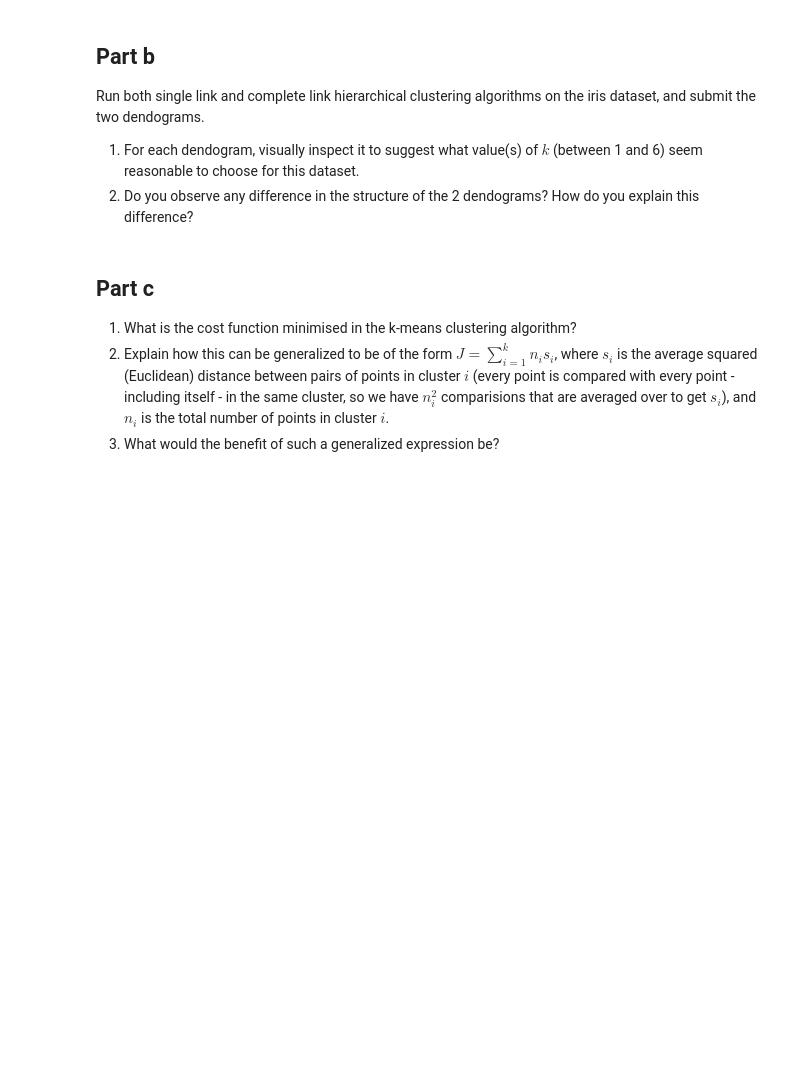
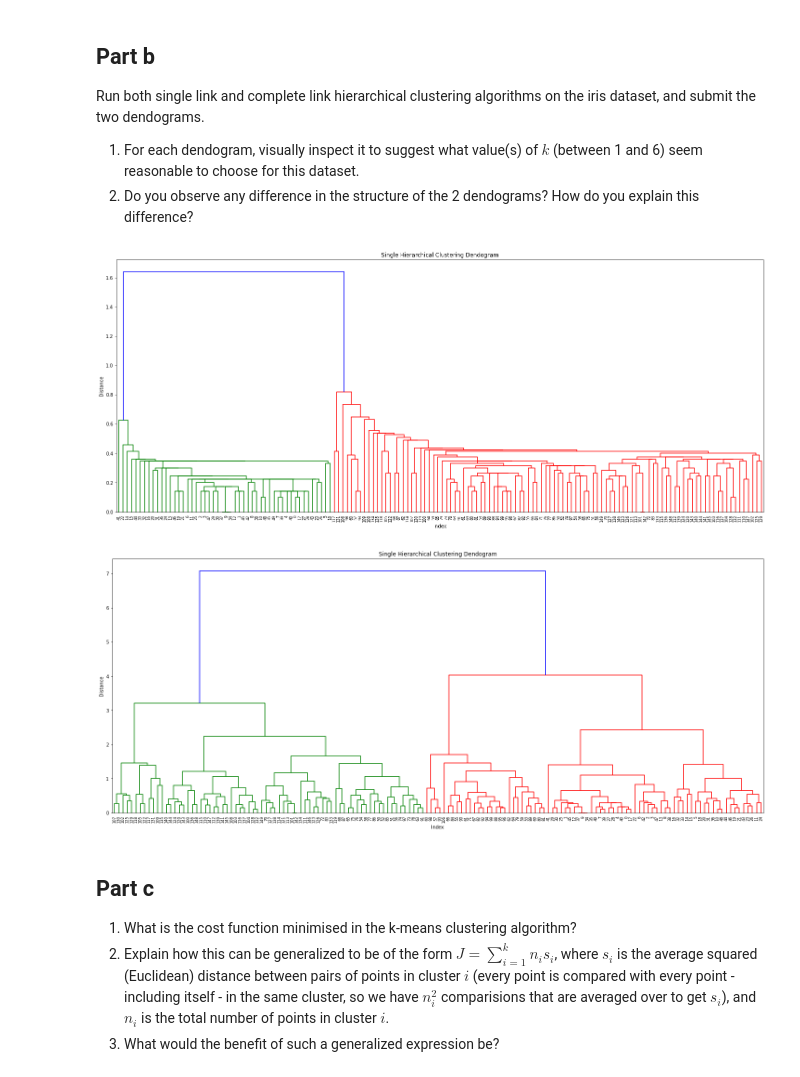
Before and after one commit to atreyamisra/DataSciencePrinciples, a Jupyter notebook: Homework/Hw 5/hw5.ipynb, the cells around one changed output. Drawn from its saved outputs; the diff is of its cells as text; code cells hidden in the pictures; blank space fills up the shorter version.

```diff
--- a/Homework/Hw 5/hw5.ipynb
+++ b/Homework/Hw 5/hw5.ipynb
@@ -246,3 +518,30 @@ from sklearn import datasets
+# %%
+% matplotlib inline
+from matplotlib import pyplot as plt
+import numpy as np
+from scipy.cluster.hierarchy import dendrogram, linkage
+from sklearn import datasets
+
+iris = datasets.load_iris()
+
+link = linkage(iris.data, method = 'single')
+plt.figure(figsize = (25, 10))
+plt.title('Single Hierarchical Clustering Dendogram')
+plt.xlabel('Index')
+plt.ylabel('Distance')
+dendrogram(link, leaf_rotation = 90.0, leaf_font_size = 8.0)
+plt.show()
+
+link = linkage(iris.data, method = 'complete')
+plt.figure(figsize = (25, 10))
+plt.title('Single Hierarchical Clustering Dendogram')
+plt.xlabel('Index')
+plt.ylabel('Distance')
+dendrogram(link, leaf_rotation = 90.0, leaf_font_size = 8.0)
+plt.show()
+# %% [output]
+[figure, added]
+[figure, added]
 # %% [markdown]
 ## Part c
 
```
Also changed, not shown: parts of 9 cells of this notebook.
